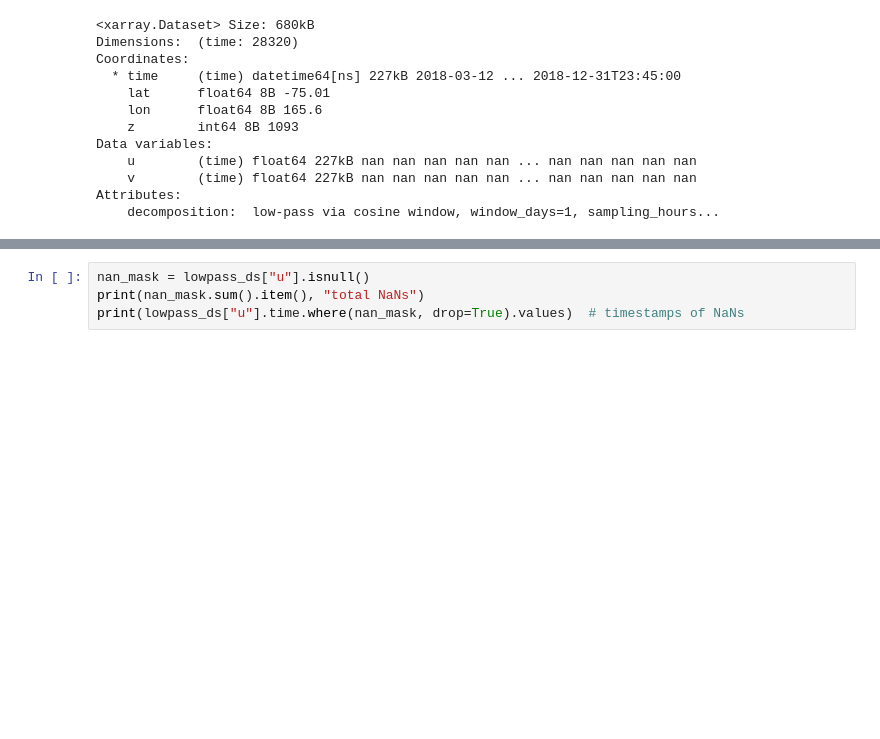
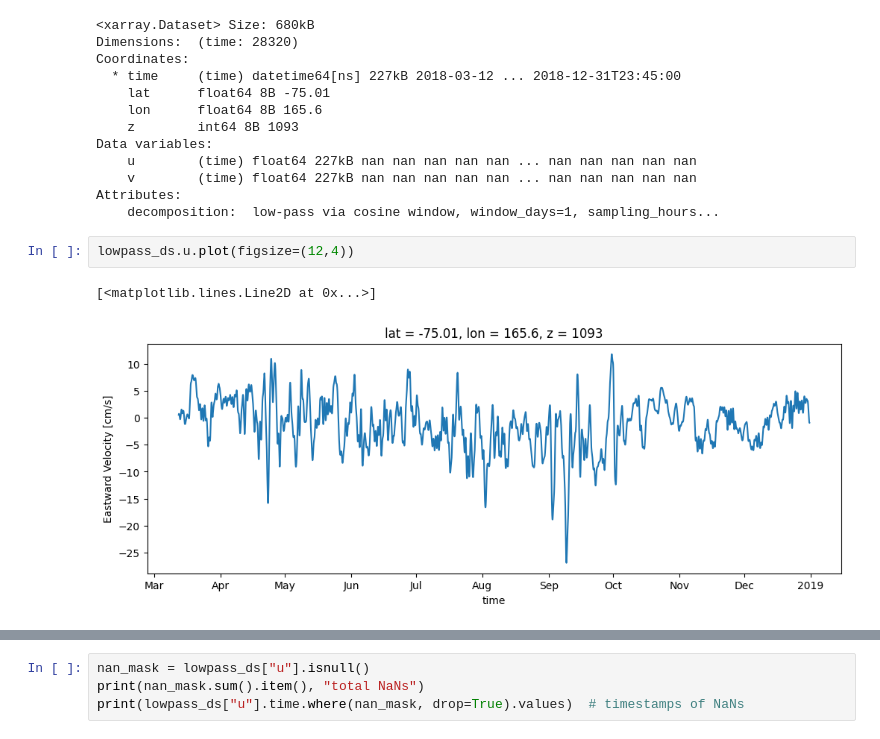
Before and after one commit to MackenzieBlanusa/TNB_tools, a Jupyter notebook: MastersThesis/Integral_Timescale.ipynb, the cells around one changed output, grey strips where cells are left out. Saved outputs shown, nothing was run; the diff lists cells and outputs as text; blank space fills up the shorter version.

```diff
--- a/MastersThesis/Integral_Timescale.ipynb
+++ b/MastersThesis/Integral_Timescale.ipynb
@@ -257,6 +163,11 @@ Data variables:
     v        (time) float64 227kB nan nan nan nan nan ... nan nan nan nan nan
 Attributes:
     decomposition:  low-pass via cosine window, window_days=1, sampling_hours...
+# %%
+lowpass_ds.u.plot(figsize=(12,4))
+# %% [output]
+[<matplotlib.lines.Line2D at 0x...>]
+[figure, added]
 # %%
 # check data
 its.check_gaps(lowpass_ds.u)
```
Also changed, not shown: parts of 33 cells of this notebook, 1 other file.
